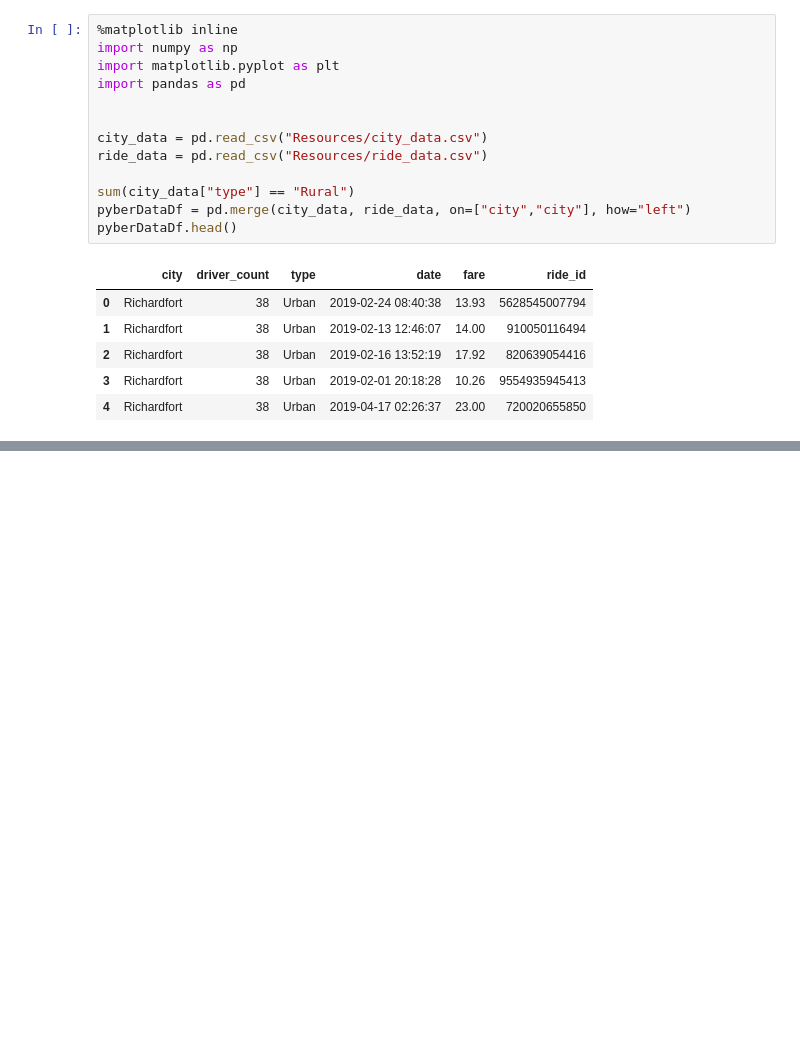
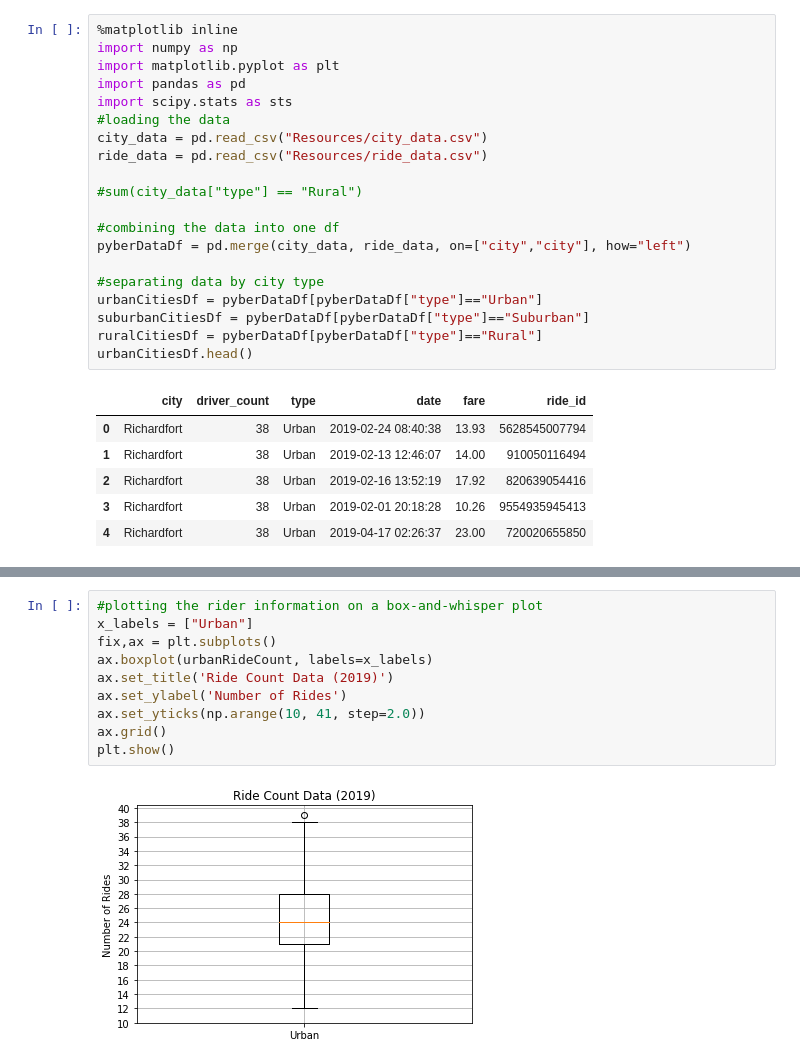
Before and after one commit to UnixBear/DataScience_Bootcamp, a Jupyter notebook: Rutgers_Data_Science/PyBer/PyBer.ipynb, the cells around one changed output, grey strips where cells are left out. Drawn from its saved outputs; the diff is of its cells as text; blank space fills up the shorter version.

Commit message:
Finished Pyber.ipynb classwork

```diff
--- a/Rutgers_Data_Science/PyBer/PyBer.ipynb
+++ b/Rutgers_Data_Science/PyBer/PyBer.ipynb
@@ -3,14 +3,21 @@
 import numpy as np
 import matplotlib.pyplot as plt
 import pandas as pd
-
-
+import scipy.stats as sts
+#loading the data
 city_data = pd.read_csv("Resources/city_data.csv")
 ride_data = pd.read_csv("Resources/ride_data.csv")
 
-sum(city_data["type"] == "Rural")
+#sum(city_data["type"] == "Rural")
+
+#combining the data into one df
 pyberDataDf = pd.merge(city_data, ride_data, on=["city","city"], how="left")
-pyberDataDf.head()
+
+#separating data by city type
+urbanCitiesDf = pyberDataDf[pyberDataDf["type"]=="Urban"]
+suburbanCitiesDf = pyberDataDf[pyberDataDf["type"]=="Suburban"]
+ruralCitiesDf = pyberDataDf[pyberDataDf["type"]=="Rural"]
+urbanCitiesDf.head()
 # %% [output]
 |  | city | driver_count | type | date | fare | ride_id |
 | 0 | Richardfort | 38 | Urban | 2019-02-24 08:40:38 | 13.93 | 5628545007794 |
@@ -20,0 +152,12 @@ pyberDataDf.head()
+# %%
+#plotting the rider information on a box-and-whisper plot
+x_labels = ["Urban"]
+fix,ax = plt.subplots()
+ax.boxplot(urbanRideCount, labels=x_labels)
+ax.set_title('Ride Count Data (2019)')
+ax.set_ylabel('Number of Rides')
+ax.set_yticks(np.arange(10, 41, step=2.0))
+ax.grid()
+plt.show()
+# %% [output]
+[figure, added]
```
Also changed, not shown: parts of 18 cells of this notebook, 7 other files.
